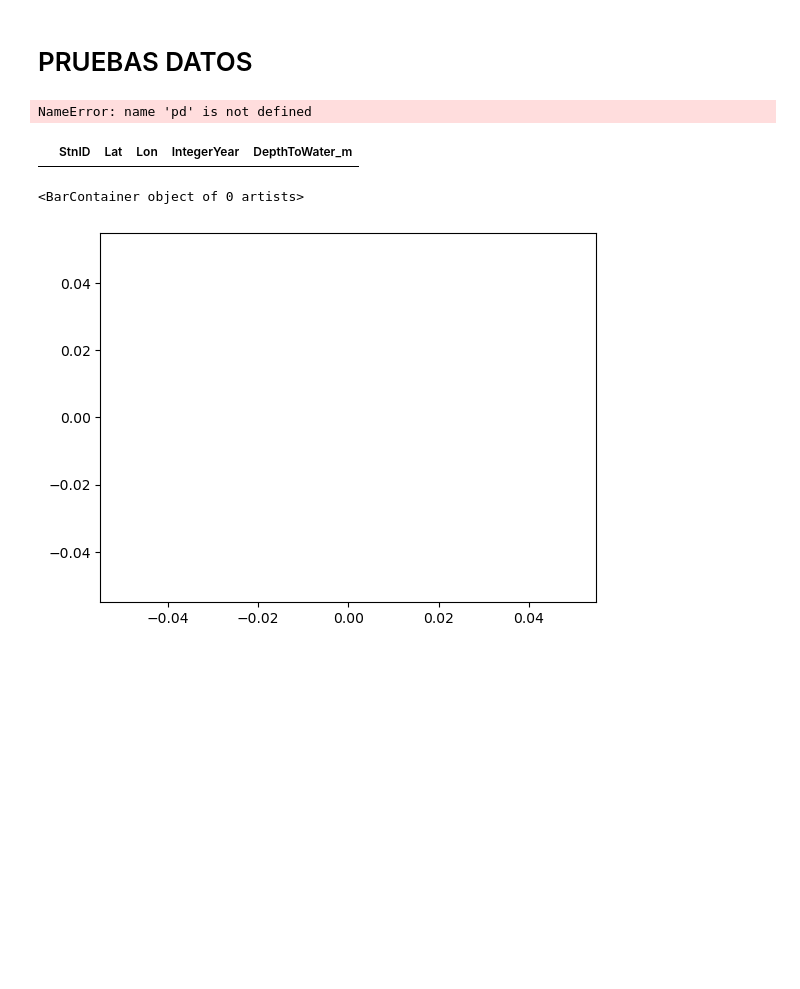
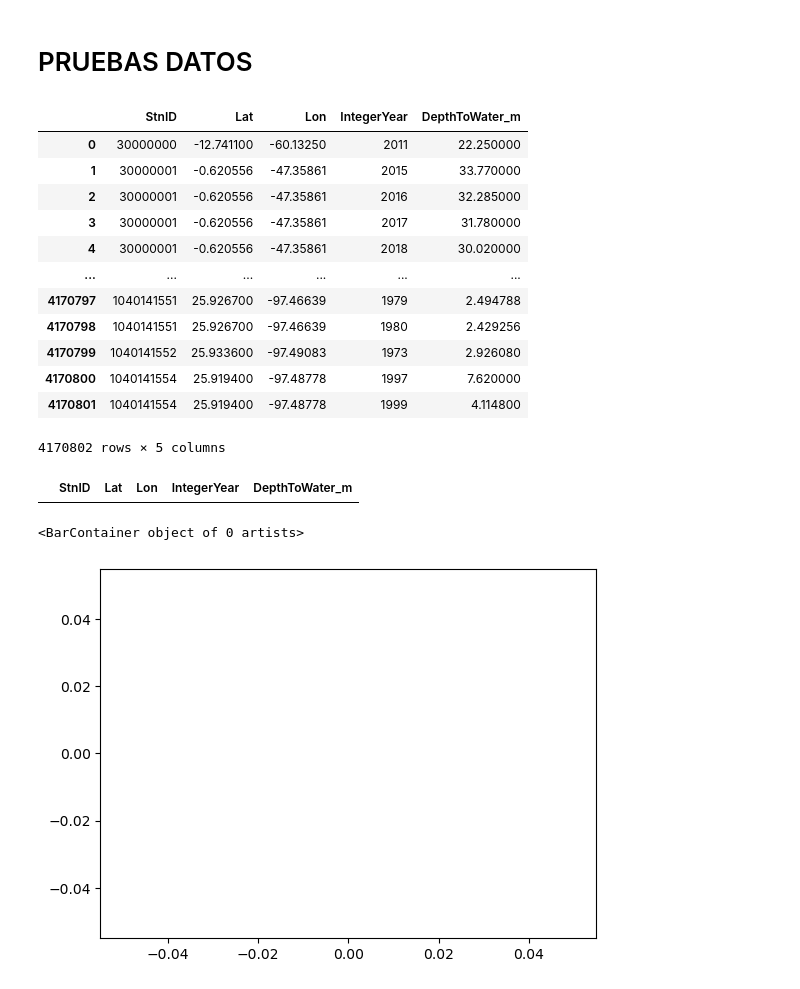
Before and after one commit to mkesslerct/datadive_team2, a Jupyter notebook: ids/src/Prueba1.ipynb, the cells around one changed output. Cells and saved outputs as stored; diff of their text form; code cells hidden in the pictures; blank space fills up the shorter version.

```diff
--- a/ids/src/Prueba1.ipynb
+++ b/ids/src/Prueba1.ipynb
@@ -9,12 +9,24 @@ import matplotlib.pyplot as plt
 DATA_DIRECTORY = Path('..') / 'data'
 # %%
 water_level = pd.read_csv(
-    DATA_DIRECTORY / '',
+    DATA_DIRECTORY / 'AnnualDepthToGroundwater.csv',
 
 )
 water_level
 # %% [output]
+|  | StnID | Lat | Lon | IntegerYear | DepthToWater_m |
+| 0 | 30000000 | -12.741100 | -60.13250 | 2011 | 22.250000 |
+| 1 | 30000001 | -0.620556 | -47.35861 | 2015 | 33.770000 |
+| 2 | 30000001 | -0.620556 | -47.35861 | 2016 | 32.285000 |
+| 3 | 30000001 | -0.620556 | -47.35861 | 2017 | 31.780000 |
+| 4 | 30000001 | -0.620556 | -47.35861 | 2018 | 30.020000 |
+| ... | ... | ... | ... | ... | ... |
+| 4170797 | 1040141551 | 25.926700 | -97.46639 | 1979 | 2.494788 |
+| 4170798 | 1040141551 | 25.926700 | -97.46639 | 1980 | 2.429256 |
+| 4170799 | 1040141552 | 25.933600 | -97.49083 | 1973 | 2.926080 |
+| 4170800 | 1040141554 | 25.919400 | -97.48778 | 1997 | 7.620000 |
+| 4170801 | 1040141554 | 25.919400 | -97.48778 | 1999 | 4.114800 |
-NameError: name 'pd' is not defined
+4170802 rows × 5 columns
 # %%
 id_30 = water_level.loc[water_level.index == 30000001]
 id_30
```
Also changed, not shown: parts of 2 cells of this notebook.
